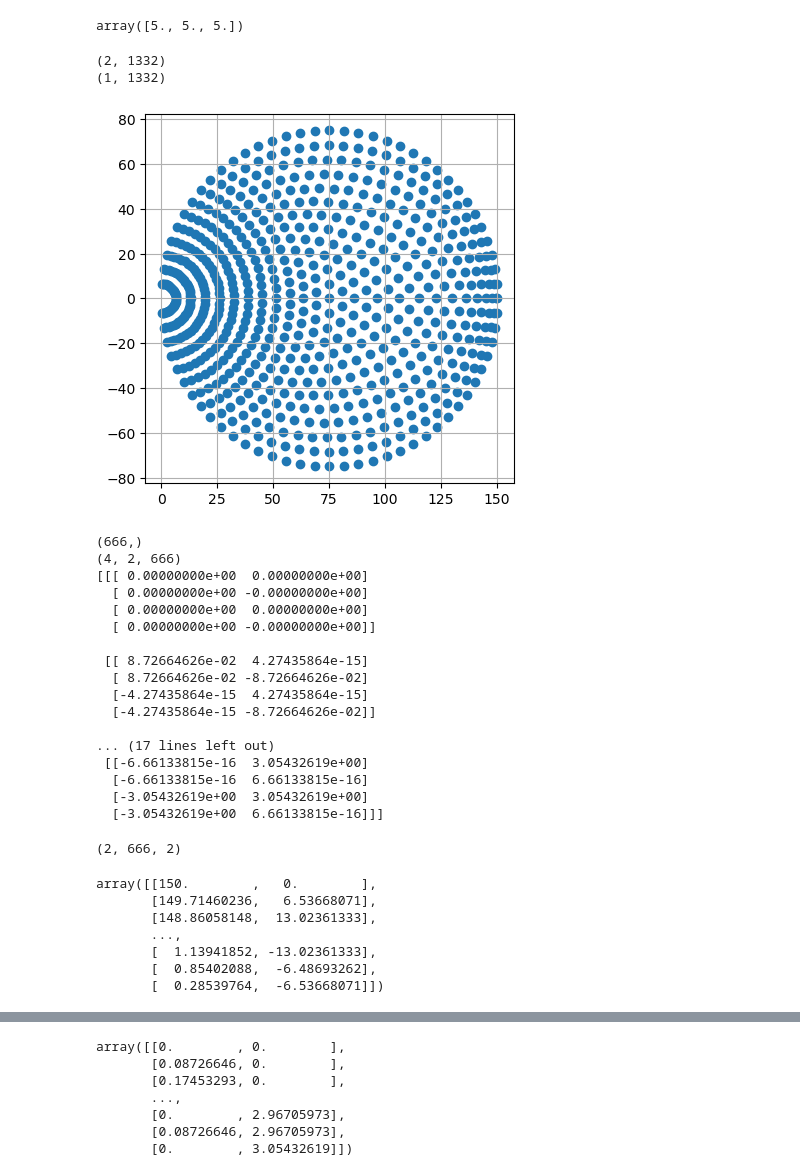
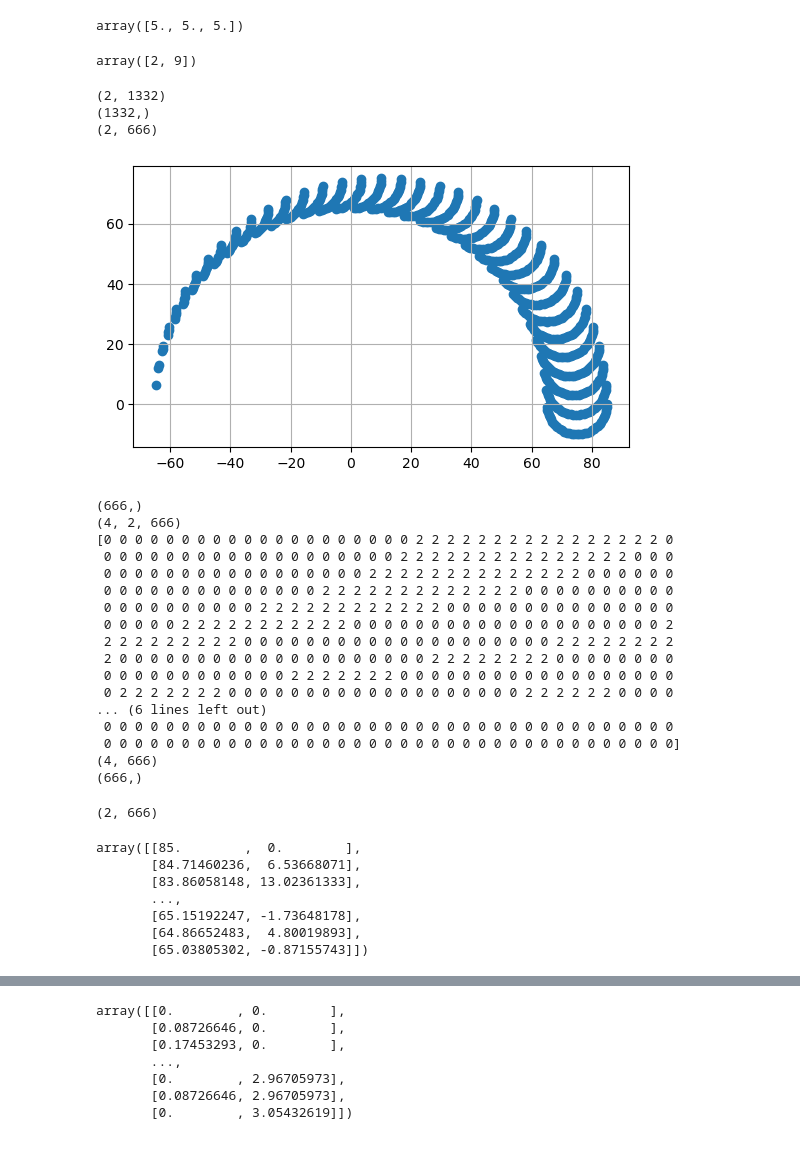
Before and after one commit to kabaten/kb_jisyupro, a Jupyter notebook: kinematics.ipynb, the cells around one changed output, grey strips where cells are left out. Drawn from its saved outputs; the diff is of its cells as text; code cells hidden in the pictures.

```diff
--- a/kinematics.ipynb
+++ b/kinematics.ipynb
@@ -263,12 +263,10 @@ class MyLink2:
 
     def fk(self, th):
         th1, th2 = th
-        th1 = th1.reshape(1, -1)
-        th2 = th2.reshape(1, -1)
-        e1 = np.concatenate([np.cos(th1),
-                                               np.sin(th1)])
-        e2 = np.concatenate([-np.cos(th2),
-                                               np.sin(th2)])
+        e1 = np.stack([np.cos(th1),
+                                   np.sin(th1)])
+        e2 = np.stack([-np.cos(th2),
+                                   np.sin(th2)])
         p = self.l1*e1 - self.l2*e2
         print(p.shape)
         mask = (th1 + th2 <= np.pi)
@@ -304,7 +302,8 @@ class MyLink2:
         th_22 = np.stack([th1_2, th2_2])
         th_ests = np.stack([th_11, th_12, th_21, th_22])
         print(th_ests.shape)
-        print(th_ests.transpose([2, 0, 1]))
+        _, _, N = th_ests.shape
+        #　print(th_ests.transpose([2, 0, 1]))
 
 #         cons1 = (th_ests[:, 0, :] >= 0)
 #         cons2 = (th_ests[:, 0, :] <= np.pi)
@@ -319,67 +318,76 @@ class MyLink2:
 #         cons = cons1 & cons2 & cons3 & cons4
 #         print(cons.shape)
 #         print(cons)
-        th_ests = th_ests.transpose([0, 2, 1])
+        #th_ests = th_ests.transpose([0, 2, 1])
         #th = th_ests[cons]
 #         th_ests[~cons] = 0
         #th = th_ests.max(axis=0)
 
-
-        th = th_ests[np.sin(th_ests[:, 0, :]).argmax(axis=0)]
+        print(np.sin(th_ests[:, 0, :]).argmax(axis=0))
+        print(np.sin(th_ests[:, 0, :]).shape)
+        print(np.sin(th_ests[:, 0, :]).argmax(axis=0).shape)
+        #th = th_ests.transpose([0, 2, 1])[np.sin(th_ests[:, 0, :]).argmax(axis=0), range(N), :]
+        th = th_ests[0, :, :]
         return th
+# %%
+a = np.array([[1,2,3],[4,5,6],[7,8,9]])
+a[[0,2], [1,2]]
+# %% [output]
+array([2, 9])
 # %%
-model = MyLink2(75, 75)
+model = MyLink2(75, 10)
 
 th1s = np.array(range(0, 185, 5))*np.pi/180
 th1s = np.repeat(th1s.reshape(1, -1), 36, axis=0).flatten()
 th2s = np.array(range(0, 185, 5))*np.pi/180
 th2s = np.repeat(th2s, 36)
 ths = np.stack([th1s, th2s])
 
 ps = model.fk(ths)
-ps.shape
+print(ps.shape)
 
 xs, ys = ps
 fig = plt.figure()
 ax = fig.add_subplot(1, 1, 1, aspect="equal")
 #ax.set_ylim(0, 200)
 ax.grid()
 ax.scatter(xs, ys)
 plt.show()
 # %% [output]
 (2, 1332)
-(1, 1332)
+(1332,)
+(2, 666)
-[figure, old version]
+[figure, new version]
 # %%
 ths_by_ik = model.ik(ps)
 ths_by_ik.shape
 # %% [output]
 (666,)
 (4, 2, 666)
-[[[ 0.00000000e+00  0.00000000e+00]
-  [ 0.00000000e+00 -0.00000000e+00]
-  [ 0.00000000e+00  0.00000000e+00]
-  [ 0.00000000e+00 -0.00000000e+00]]
-
- [[ 8.72664626e-02  4.27435864e-15]
-  [ 8.72664626e-02 -8.72664626e-02]
-  [-4.27435864e-15  4.27435864e-15]
-  [-4.27435864e-15 -8.72664626e-02]]
-
-... (17 lines left out)
- [[-6.66133815e-16  3.05432619e+00]
-  [-6.66133815e-16  6.66133815e-16]
-  [-3.05432619e+00  3.05432619e+00]
-  [-3.05432619e+00  6.66133815e-16]]]
+[0 0 0 0 0 0 0 0 0 0 0 0 0 0 0 0 0 0 0 0 2 2 2 2 2 2 2 2 2 2 2 2 2 2 2 2 0
+ 0 0 0 0 0 0 0 0 0 0 0 0 0 0 0 0 0 0 0 2 2 2 2 2 2 2 2 2 2 2 2 2 2 2 0 0 0
+ 0 0 0 0 0 0 0 0 0 0 0 0 0 0 0 0 0 2 2 2 2 2 2 2 2 2 2 2 2 2 2 0 0 0 0 0 0
+ 0 0 0 0 0 0 0 0 0 0 0 0 0 0 2 2 2 2 2 2 2 2 2 2 2 2 2 0 0 0 0 0 0 0 0 0 0
+ 0 0 0 0 0 0 0 0 0 0 2 2 2 2 2 2 2 2 2 2 2 2 0 0 0 0 0 0 0 0 0 0 0 0 0 0 0
+ 0 0 0 0 0 2 2 2 2 2 2 2 2 2 2 2 0 0 0 0 0 0 0 0 0 0 0 0 0 0 0 0 0 0 0 0 2
+ 2 2 2 2 2 2 2 2 2 0 0 0 0 0 0 0 0 0 0 0 0 0 0 0 0 0 0 0 0 2 2 2 2 2 2 2 2
+ 2 0 0 0 0 0 0 0 0 0 0 0 0 0 0 0 0 0 0 0 0 2 2 2 2 2 2 2 2 0 0 0 0 0 0 0 0
+ 0 0 0 0 0 0 0 0 0 0 0 0 2 2 2 2 2 2 2 0 0 0 0 0 0 0 0 0 0 0 0 0 0 0 0 0 0
+ 0 2 2 2 2 2 2 2 0 0 0 0 0 0 0 0 0 0 0 0 0 0 0 0 0 0 0 2 2 2 2 2 2 0 0 0 0
+... (6 lines left out)
+ 0 0 0 0 0 0 0 0 0 0 0 0 0 0 0 0 0 0 0 0 0 0 0 0 0 0 0 0 0 0 0 0 0 0 0 0 0
+ 0 0 0 0 0 0 0 0 0 0 0 0 0 0 0 0 0 0 0 0 0 0 0 0 0 0 0 0 0 0 0 0 0 0 0 0 0]
+(4, 666)
+(666,)
-(2, 666, 2)
+(2, 666)
 # %%
 ps.T
 # %% [output]
-array([[150.        ,   0.        ],
-       [149.71460236,   6.53668071],
-       [148.86058148,  13.02361333],
+array([[85.        ,  0.        ],
+       [84.71460236,  6.53668071],
+       [83.86058148, 13.02361333],
        ...,
-       [  1.13941852, -13.02361333],
-       [  0.85402088,  -6.48693262],
-       [  0.28539764,  -6.53668071]])
+       [65.15192247, -1.73648178],
+       [64.86652483,  4.80019893],
+       [65.03805302, -0.87155743]])
 # %%
```
Also changed, not shown: parts of 4 cells of this notebook, 2 other files.
